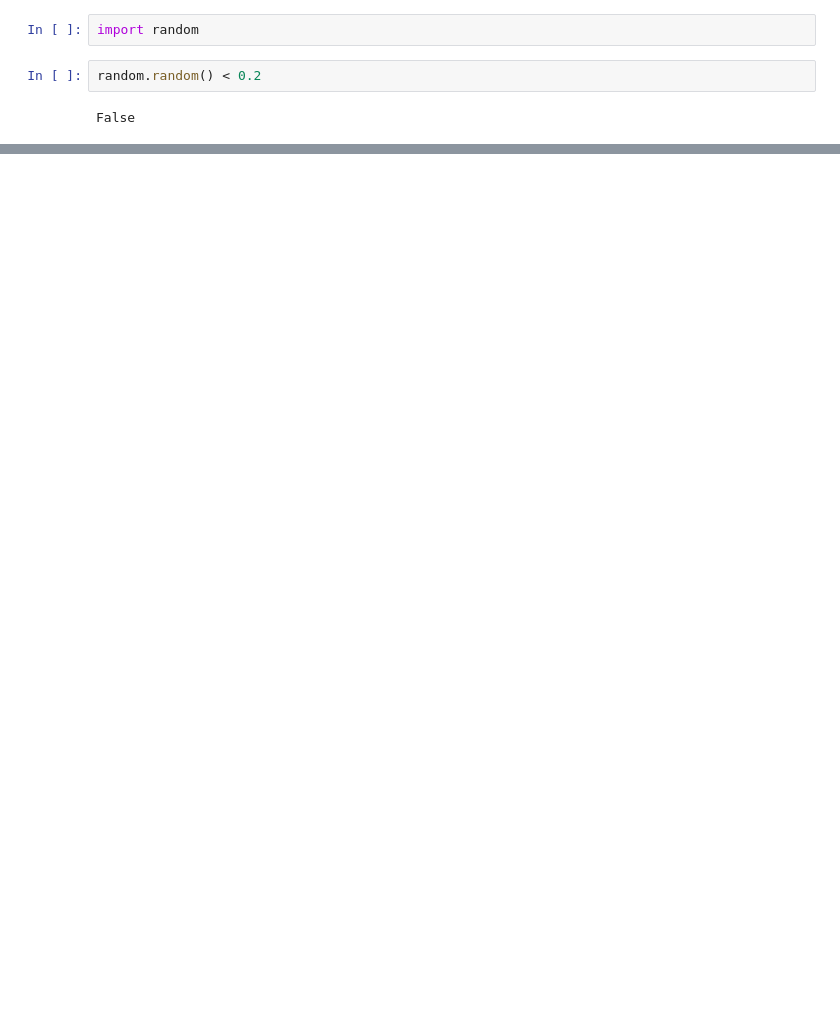
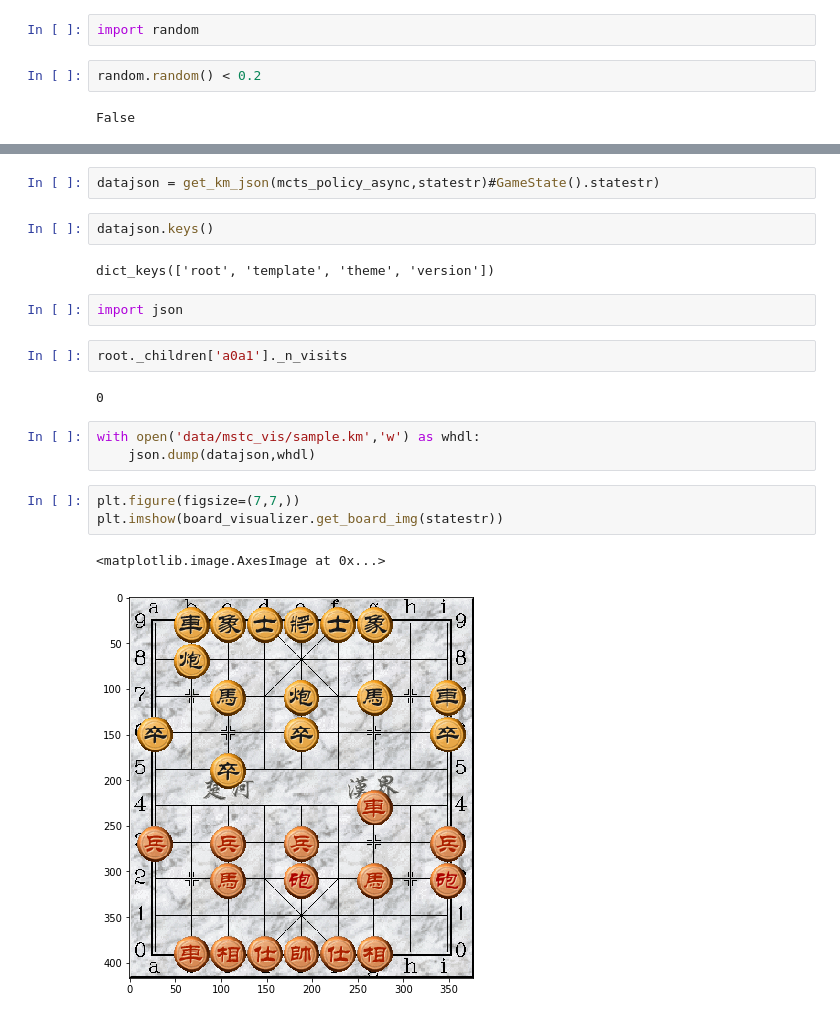
Before and after one commit to bupticybee/icyChessZero, a Jupyter notebook: explore(2).ipynb, the cells around one changed output, grey strips where cells are left out. Saved outputs shown, nothing was run; the diff lists cells and outputs as text; blank space fills up the shorter version.

```diff
--- a/explore(2).ipynb
+++ b/explore(2).ipynb
@@ -326,0 +382,21 @@ False
+# %%
+datajson = get_km_json(mcts_policy_async,statestr)#GameState().statestr)
+# %%
+datajson.keys()
+# %% [output]
+dict_keys(['root', 'template', 'theme', 'version'])
+# %%
+import json
+# %%
+root._children['a0a1']._n_visits
+# %% [output]
+0
+# %%
+with open('data/mstc_vis/sample.km','w') as whdl:
+    json.dump(datajson,whdl)
+# %%
+plt.figure(figsize=(7,7,))
+plt.imshow(board_visualizer.get_board_img(statestr))
+# %% [output]
+<matplotlib.image.AxesImage at 0x...>
+[figure, added]
```
Also changed, not shown: parts of 11 cells of this notebook, 2 other files.
